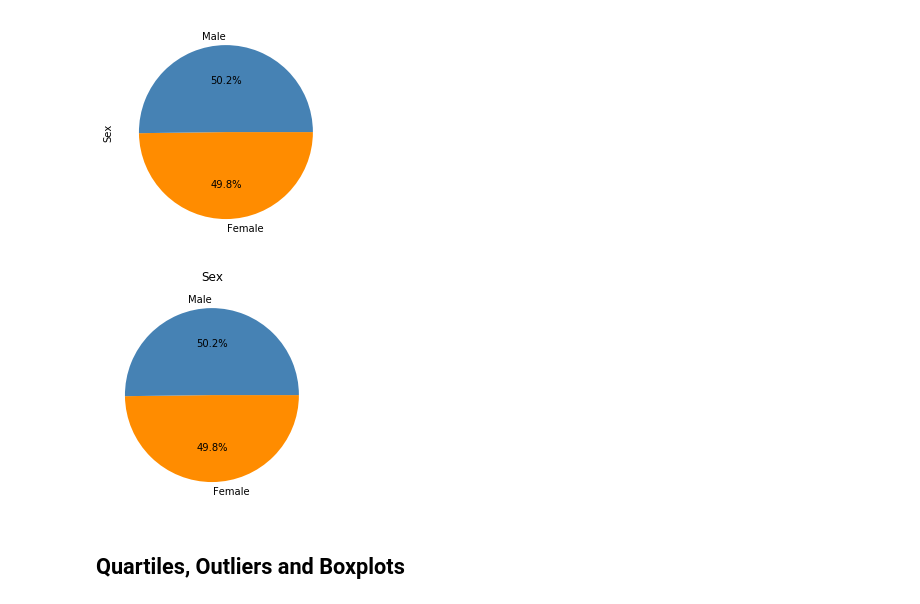
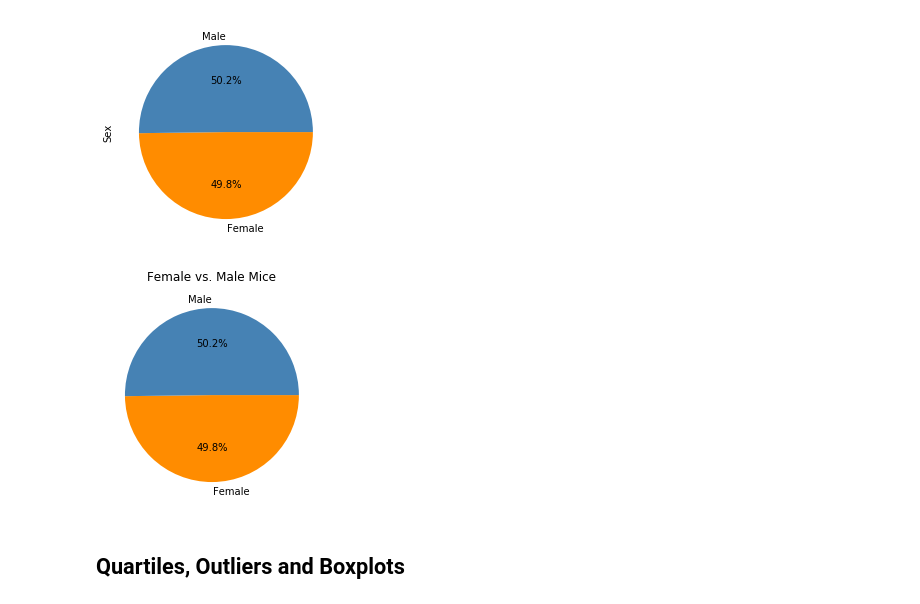
Before and after one commit to pauline-li/Matplotlib, a Jupyter notebook: Pymaceuticals/pymaceuticals_starter.ipynb, the cells around one changed output. Drawn from its saved outputs; the diff is of its cells as text; code cells hidden in the pictures.

```diff
--- a/Pymaceuticals/pymaceuticals_starter.ipynb
+++ b/Pymaceuticals/pymaceuticals_starter.ipynb
@@ -194,14 +194,14 @@ gender_plot.plot.pie(y= 'Sex', legend='', autopct='%1.1f%%',colors=['darkorange'
 # %%
 # # Generate a pie plot showing the distribution of female versus male mice using pyplot
 
 gender_type = ['Female', 'Male']
 x_axis = [124,125]
 explode = (0,0)
 
 plt.pie(x_axis, explode, labels=gender_type, autopct='%1.1f%%', colors=['darkorange','steelblue'], counterclock=False)
-z=plt.title('Sex')
+z=plt.title('Female vs. Male Mice')
 # %% [output]
-[figure, old version]
+[figure, new version]
 # %% [markdown]
 ## Quartiles, Outliers and Boxplots
 # %%
```
Also changed, not shown: parts of 2 cells of this notebook, 1 other file.
